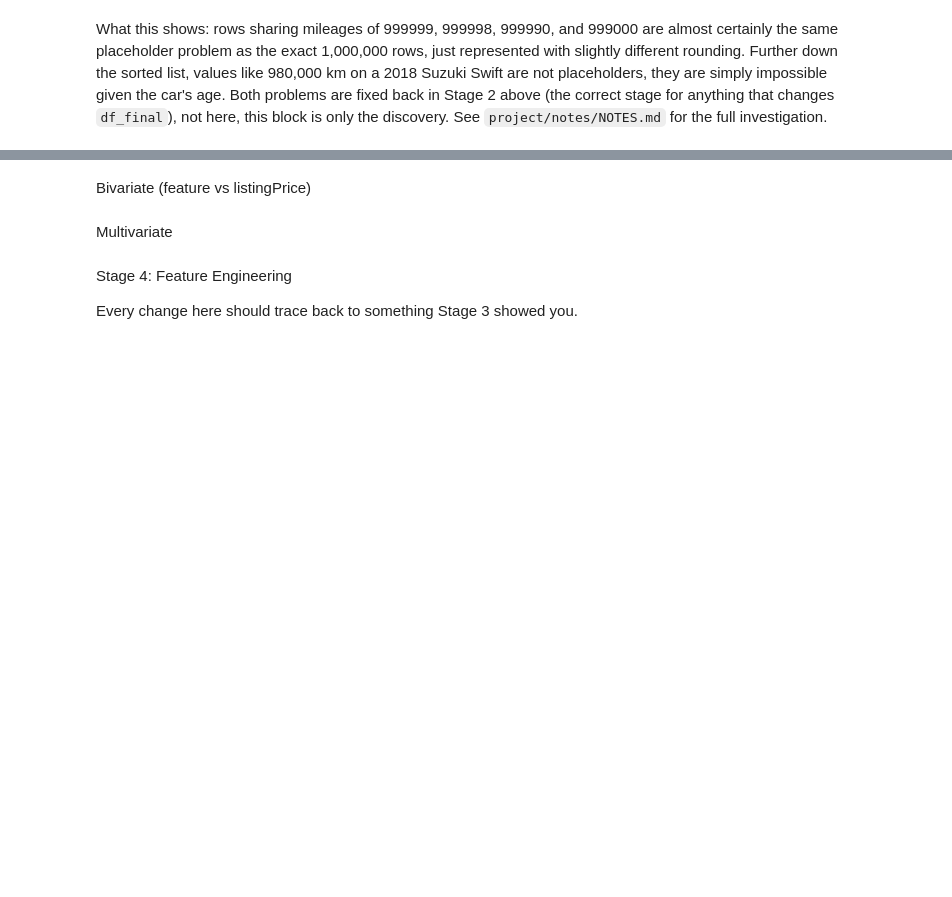
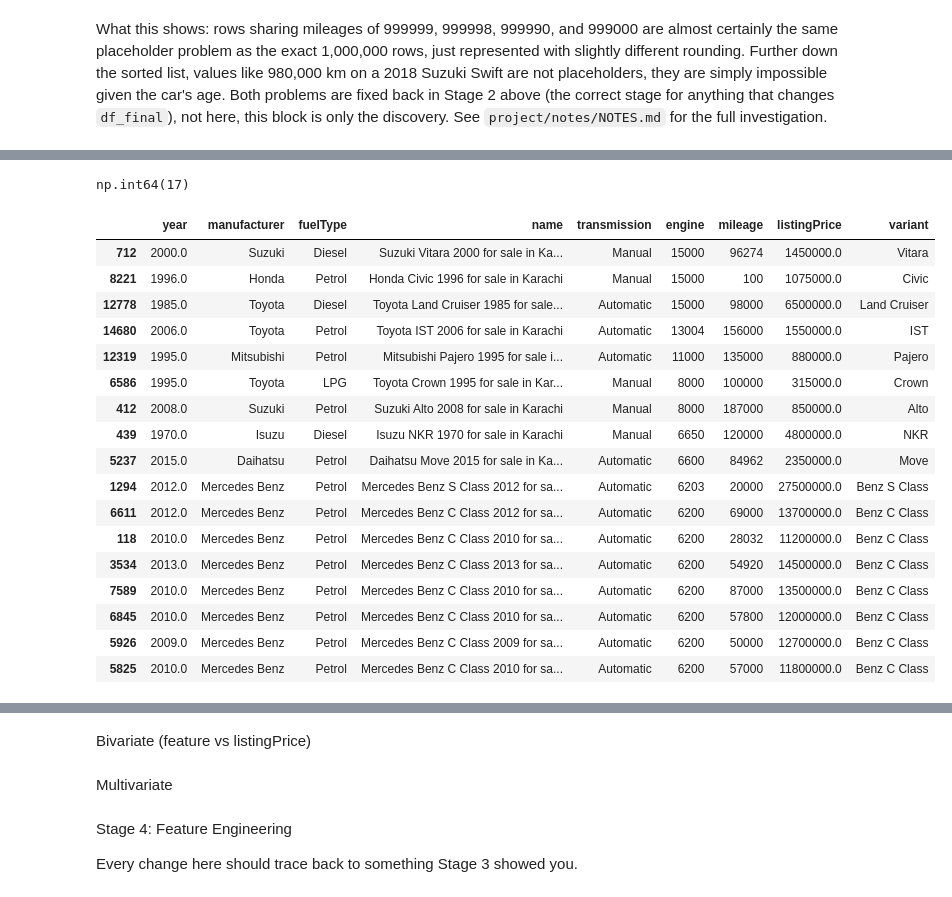
Before and after one commit to msumar7426/AI-ML-Journey, a Jupyter notebook: 01_Linear_Regression/project/used_car_price_prediction.ipynb, the cells around one changed output, grey strips where cells are left out. Saved outputs shown, nothing was run; the diff lists cells and outputs as text; code cells hidden in the pictures; blank space fills up the shorter version.

```diff
--- a/01_Linear_Regression/project/used_car_price_prediction.ipynb
+++ b/01_Linear_Regression/project/used_car_price_prediction.ipynb
@@ -296,0 +330,25 @@ What this shows: rows sharing mileages of 999999, 999998, 999990, and 999000 are
+# %%
+(df_final['engine'] > 6000).sum()
+# %% [output]
+np.int64(17)
+# %%
+df_final.sort_values(by='engine', ascending=False).head(17)
+# %% [output]
+|  | year | manufacturer | fuelType | name | transmission | engine | mileage | listingPrice | variant |
+| 712 | 2000.0 | Suzuki | Diesel | Suzuki Vitara 2000 for sale in Ka... | Manual | 15000 | 96274 | 1450000.0 | Vitara |
+| 8221 | 1996.0 | Honda | Petrol | Honda Civic 1996 for sale in Karachi | Manual | 15000 | 100 | 1075000.0 | Civic |
+| 12778 | 1985.0 | Toyota | Diesel | Toyota Land Cruiser 1985 for sale... | Automatic | 15000 | 98000 | 6500000.0 | Land Cruiser |
+| 14680 | 2006.0 | Toyota | Petrol | Toyota IST 2006 for sale in Karachi | Automatic | 13004 | 156000 | 1550000.0 | IST |
+| 12319 | 1995.0 | Mitsubishi | Petrol | Mitsubishi Pajero 1995 for sale i... | Automatic | 11000 | 135000 | 880000.0 | Pajero |
+| 6586 | 1995.0 | Toyota | LPG | Toyota Crown 1995 for sale in Kar... | Manual | 8000 | 100000 | 315000.0 | Crown |
+| 412 | 2008.0 | Suzuki | Petrol | Suzuki Alto 2008 for sale in Karachi | Manual | 8000 | 187000 | 850000.0 | Alto |
+| 439 | 1970.0 | Isuzu | Diesel | Isuzu NKR 1970 for sale in Karachi | Manual | 6650 | 120000 | 4800000.0 | NKR |
+| 5237 | 2015.0 | Daihatsu | Petrol | Daihatsu Move 2015 for sale in Ka... | Automatic | 6600 | 84962 | 2350000.0 | Move |
+| 1294 | 2012.0 | Mercedes Benz | Petrol | Mercedes Benz S Class 2012 for sa... | Automatic | 6203 | 20000 | 27500000.0 | Benz S Class |
+| 6611 | 2012.0 | Mercedes Benz | Petrol | Mercedes Benz C Class 2012 for sa... | Automatic | 6200 | 69000 | 13700000.0 | Benz C Class |
+| 118 | 2010.0 | Mercedes Benz | Petrol | Mercedes Benz C Class 2010 for sa... | Automatic | 6200 | 28032 | 11200000.0 | Benz C Class |
+| 3534 | 2013.0 | Mercedes Benz | Petrol | Mercedes Benz C Class 2013 for sa... | Automatic | 6200 | 54920 | 14500000.0 | Benz C Class |
+| 7589 | 2010.0 | Mercedes Benz | Petrol | Mercedes Benz C Class 2010 for sa... | Automatic | 6200 | 87000 | 13500000.0 | Benz C Class |
+| 6845 | 2010.0 | Mercedes Benz | Petrol | Mercedes Benz C Class 2010 for sa... | Automatic | 6200 | 57800 | 12000000.0 | Benz C Class |
+| 5926 | 2009.0 | Mercedes Benz | Petrol | Mercedes Benz C Class 2009 for sa... | Automatic | 6200 | 50000 | 12700000.0 | Benz C Class |
+| 5825 | 2010.0 | Mercedes Benz | Petrol | Mercedes Benz C Class 2010 for sa... | Automatic | 6200 | 57000 | 11800000.0 | Benz C Class |
```
Also changed, not shown: parts of 9 cells of this notebook, 1 other file.
